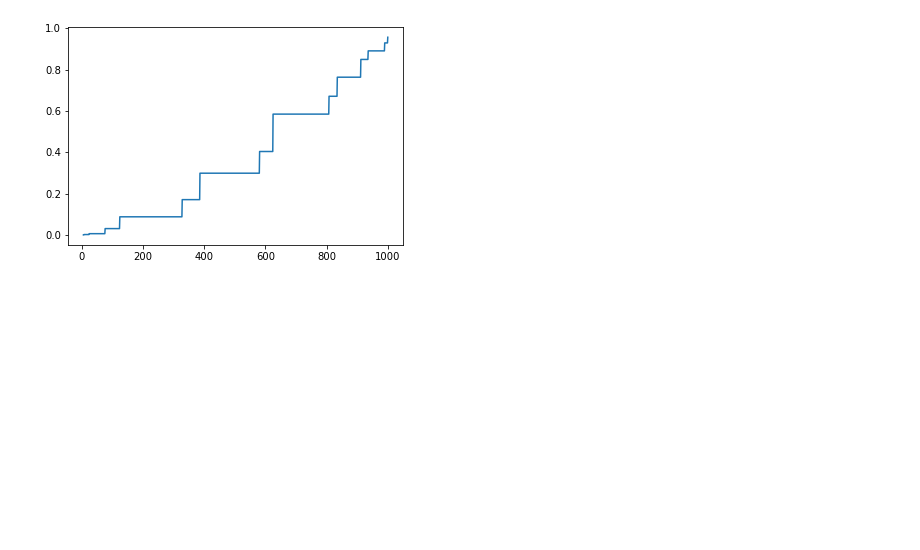
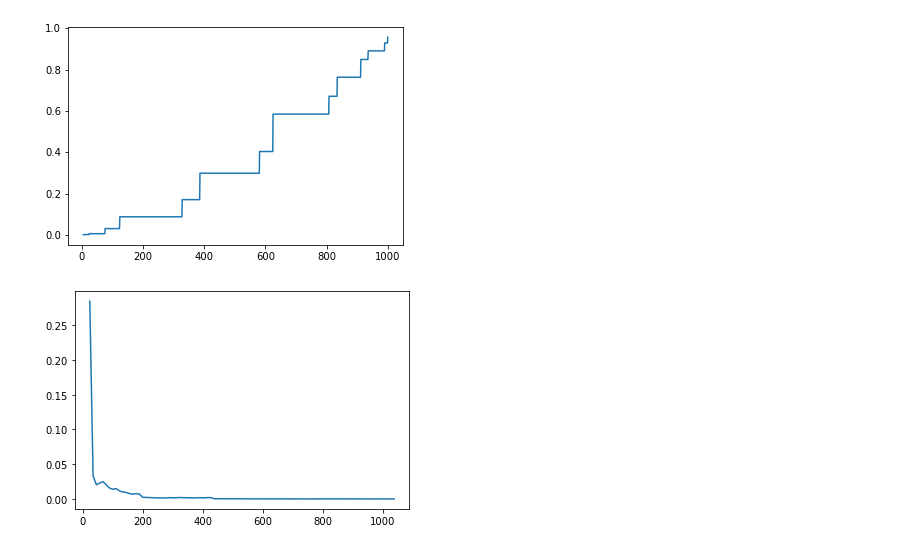
Before and after one commit to sainyam/Hyper-Code, a Jupyter notebook: ranking_query/imdb_actor.ipynb, the cells around one changed output. Saved outputs shown, nothing was run; the diff lists cells and outputs as text; code cells hidden in the pictures; blank space fills up the shorter version.

```diff
--- a/ranking_query/imdb_actor.ipynb
+++ b/ranking_query/imdb_actor.ipynb
@@ -163,5 +170,43 @@ plt.plot(x_values, k_range_backdoor_val)
 plt.show()
 # %% [output]
 [figure]
-# %%
-updated_df=get_ranking_query(new_G, df, len(df), {'primaryName':0}, 'averageRating', {'primaryName':2}, 'fix').sort_values(by='averageRating',ascending=False)
+# %%
+import pandas as pd
+import numpy as np
+from sklearn.model_selection import KFold
+
+def data_size_backdoor(G, df, k, update_vars, target_column, condition, opt, row_indexes, n_splits, random_state):
+    kf = KFold(n_splits=n_splits, shuffle=True, random_state=random_state)
+    df_dropped = df.drop(row_indexes)
+
+    folds = []
+    for _, test_index in kf.split(df_dropped):
+        fold_data = df_dropped.iloc[test_index]
+        folds.append(fold_data)
+
+    selected_rows = df.loc[row_indexes]
+
+    data = pd.concat([selected_rows, folds[0]], axis=0)
+
+    back_result = []
+    back_result_len = []
+    for i in range(1, len(folds)):
+        data = pd.concat([data, folds[i]], axis=0)
+
+        if condition and not set(condition.keys()).issubset(data.columns):
+            update_vars = None
+
+        updated_df=get_ranking_query(G, data, len(data), update_vars, target_column, condition, opt).sort_values(by=target_column,ascending=False)
+        theta=updated_df[target_column].iloc[k-1]
+        back_result_len.append(len(updated_df))
+        back_result.append(get_prob_backdoor_opt(G, data, k, update_vars,
+                                                 target_column, condition, opt, row_indexes, theta))
+
+    return back_result_len,back_result
+# %%
+lenth,data_size_backdoor_val=data_size_backdoor(new_G, df, 5, {'primaryName':0}, 'averageRating', {'primaryName':2}, 'fix', [819,971],100,123)
+# %%
+plt.plot(lenth, data_size_backdoor_val)
+plt.show()
+# %% [output]
+[figure, added]
```
Also changed, not shown: parts of 3 cells of this notebook, 1 other file.
